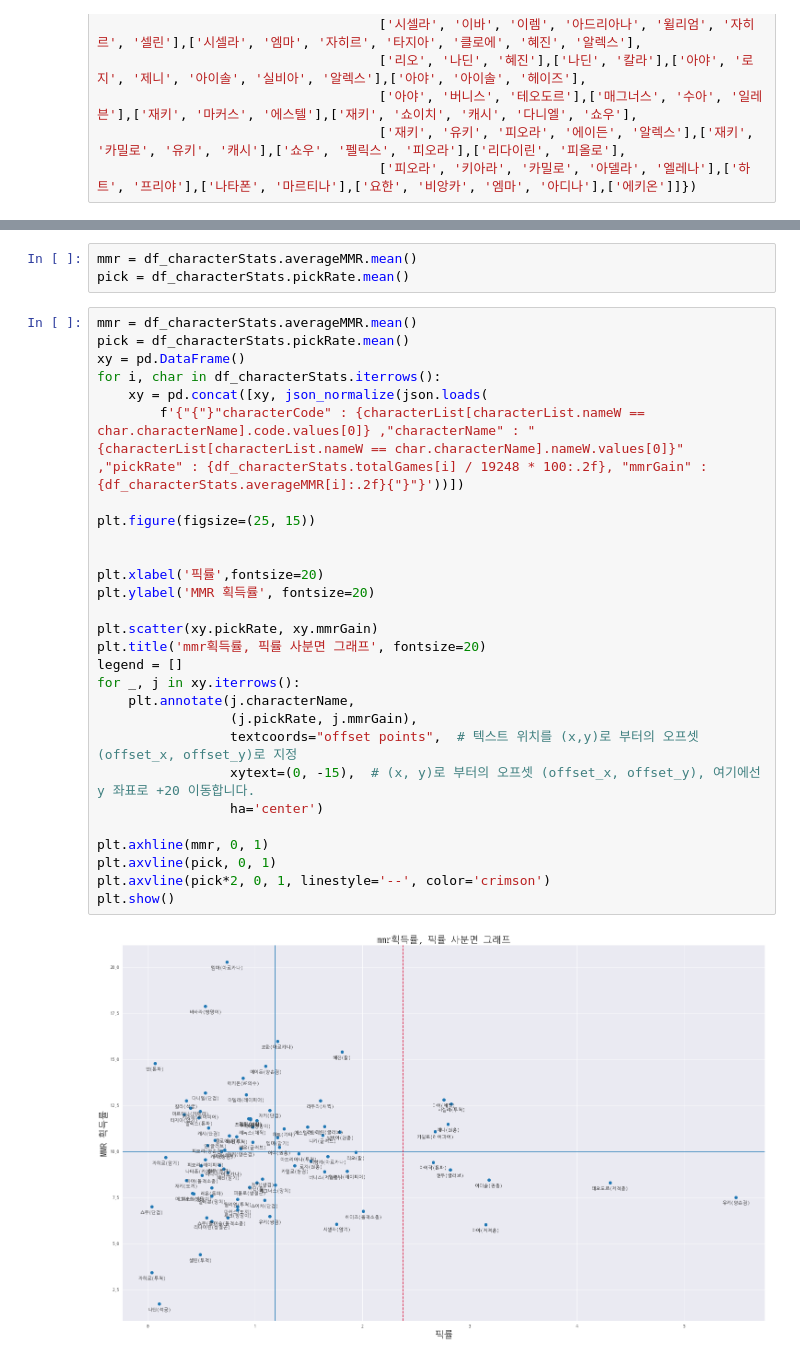
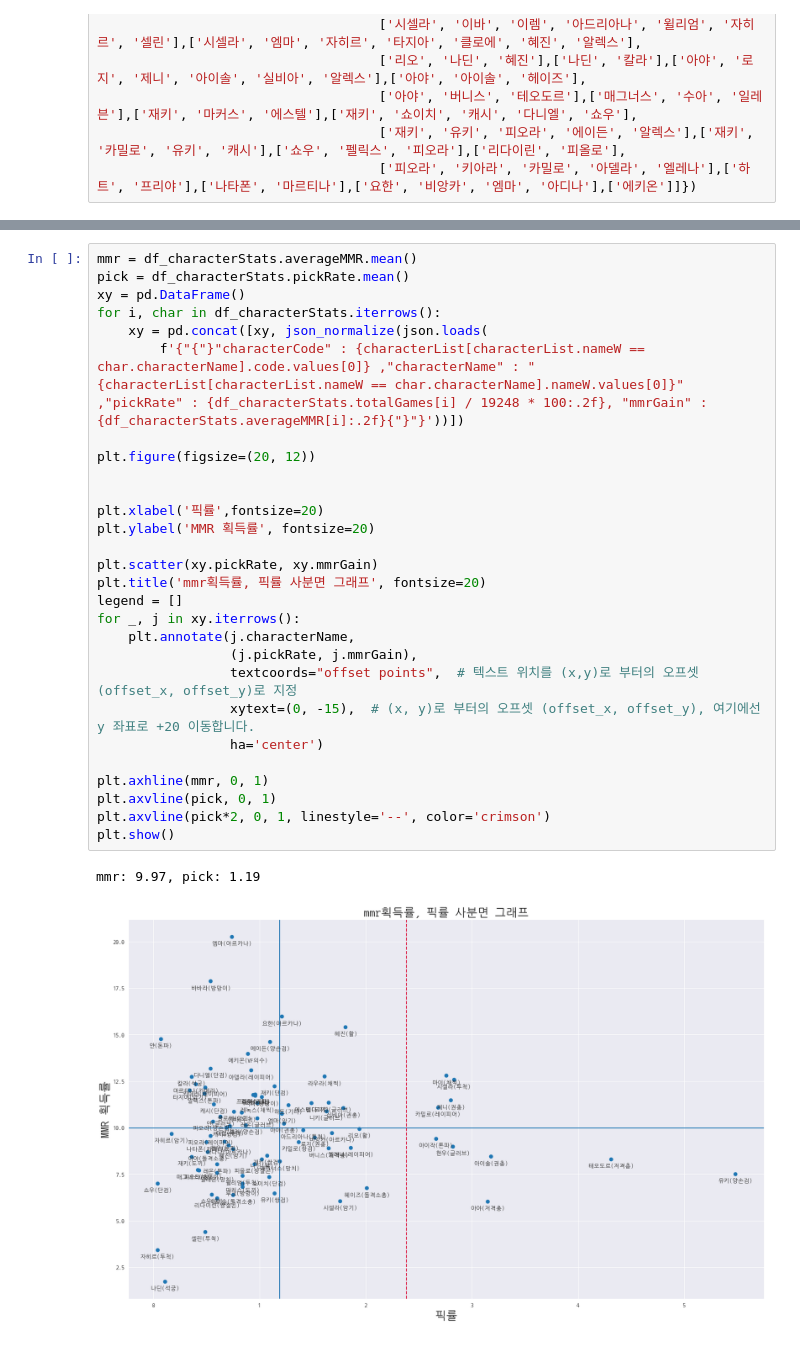
Before and after one commit to discipliner/webCrawling, a Jupyter notebook: web.ipynb, the cells around one changed output, grey strips where cells are left out. Saved outputs shown, nothing was run; the diff lists cells and outputs as text.

```diff
--- a/web.ipynb
+++ b/web.ipynb
@@ -196,36 +143,34 @@ Wall time: 3.74 s
 | 82 | 이렘(투척) | 61 | 눈싸움 이렘 | 107 | 투척 | 2.15000 | ... |
 | 83 | 테오도르(저격총) | 62 | 테오도르 | 830 | 저격총 | 1.33000 | ... |
 84 rows × 39 columns
-# %%
-mmr = df_characterStats.averageMMR.mean()
-pick = df_characterStats.pickRate.mean()
 # %%
 mmr = df_characterStats.averageMMR.mean()
 pick = df_characterStats.pickRate.mean()
 xy = pd.DataFrame()
 for i, char in df_characterStats.iterrows():
     xy = pd.concat([xy, json_normalize(json.loads(
         f'{"{"}"characterCode" : {characterList[characterList.nameW == char.characterName].code.values[0]} ,"characterName" : "{characterList[characterList.nameW == char.characterName].nameW.values[0]}" ,"pickRate" : {df_characterStats.totalGames[i] / 19248 * 100:.2f}, "mmrGain" : {df_characterStats.averageMMR[i]:.2f}{"}"}'))])
 
-plt.figure(figsize=(25, 15))
+plt.figure(figsize=(20, 12))
 
 
 plt.xlabel('픽률',fontsize=20)
 plt.ylabel('MMR 획득률', fontsize=20)
 
 plt.scatter(xy.pickRate, xy.mmrGain)
 plt.title('mmr획득률, 픽률 사분면 그래프', fontsize=20)
 legend = []
 for _, j in xy.iterrows():
     plt.annotate(j.characterName,
                  (j.pickRate, j.mmrGain),
                  textcoords="offset points",  # 텍스트 위치를 (x,y)로 부터의 오프셋 (offset_x, offset_y)로 지정
                  xytext=(0, -15),  # (x, y)로 부터의 오프셋 (offset_x, offset_y), 여기에선 y 좌표로 +20 이동합니다.
                  ha='center')
 
 plt.axhline(mmr, 0, 1)
 plt.axvline(pick, 0, 1)
 plt.axvline(pick*2, 0, 1, linestyle='--', color='crimson')
 plt.show()
 # %% [output]
+mmr: 9.97, pick: 1.19
-[figure, old version]
+[figure, new version]
```
Also changed, not shown: parts of 4 cells of this notebook, 2 other files.
